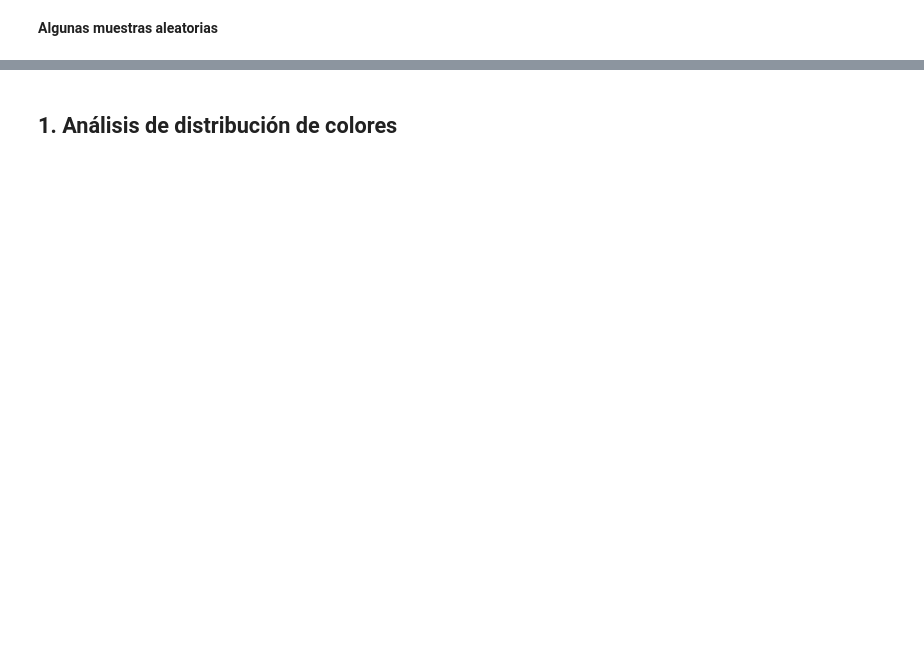
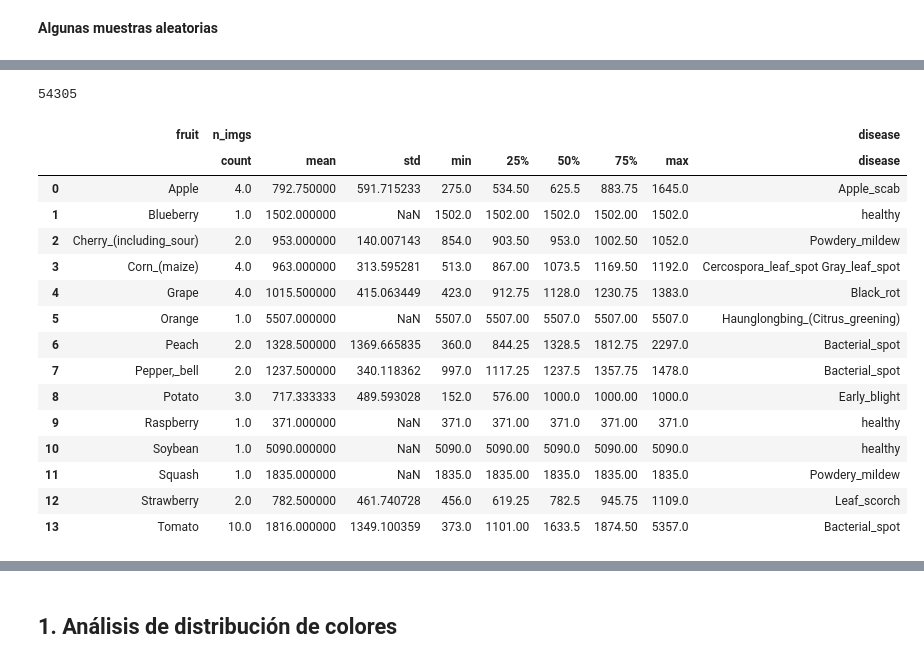
Before and after one commit to gramoscelli/VpC_TP_2025_Co19, a Jupyter notebook: 1.EDA.ipynb, the cells around one changed output, grey strips where cells are left out. Drawn from its saved outputs; the diff is of its cells as text; code cells hidden in the pictures; blank space fills up the shorter version.

```diff
--- a/1.EDA.ipynb
+++ b/1.EDA.ipynb
@@ -135,0 +106,8 @@ Cantidad de enfermedades: 21
+# %%
+IMGS_DIR = local_dir / "color"
+folder_df = pd.DataFrame([
+    {'name': p.name, 'folder': str(p.parent), 'n_imgs': len(list(p.iterdir()))}
+    for p in IMGS_DIR.iterdir()
+]).sort_values('name').reset_index(drop=True)
+
+folder_df
@@ -135,0 +147,4 @@ Cantidad de enfermedades: 21
+# %%
+folder_df[['fruit','disease']] = folder_df['name'].str.split('___', regex=False, expand=True)
+
+folder_df.filter(items=['fruit', 'disease', 'n_imgs'], axis=1)
@@ -135,0 +182,30 @@ Cantidad de enfermedades: 21
+# %%
+# cantidad total de imágenes
+folder_df.n_imgs.sum().item()
+# %% [output]
+54305
+# %%
+# algunas descripciones por fruta
+(
+    folder_df
+    .groupby('fruit')
+    .agg({'n_imgs':'describe','disease':'first'})
+    .reset_index()
+)
+# %% [output]
+|  | fruit | n_imgs |  |  |  |  |  |  |  | disease |
+|  |  | count | mean | std | min | 25% | 50% | 75% | max | disease |
+| 0 | Apple | 4.0 | 792.750000 | 591.715233 | 275.0 | 534.50 | 625.5 | 883.75 | 1645.0 | Apple_scab |
+| 1 | Blueberry | 1.0 | 1502.000000 | NaN | 1502.0 | 1502.00 | 1502.0 | 1502.00 | 1502.0 | healthy |
+| 2 | Cherry_(including_sour) | 2.0 | 953.000000 | 140.007143 | 854.0 | 903.50 | 953.0 | 1002.50 | 1052.0 | Powdery_mildew |
+| 3 | Corn_(maize) | 4.0 | 963.000000 | 313.595281 | 513.0 | 867.00 | 1073.5 | 1169.50 | 1192.0 | Cercospora_leaf_spot Gray_leaf_spot |
+| 4 | Grape | 4.0 | 1015.500000 | 415.063449 | 423.0 | 912.75 | 1128.0 | 1230.75 | 1383.0 | Black_rot |
+| 5 | Orange | 1.0 | 5507.000000 | NaN | 5507.0 | 5507.00 | 5507.0 | 5507.00 | 5507.0 | Haunglongbing_(Citrus_greening) |
+| 6 | Peach | 2.0 | 1328.500000 | 1369.665835 | 360.0 | 844.25 | 1328.5 | 1812.75 | 2297.0 | Bacterial_spot |
+| 7 | Pepper,_bell | 2.0 | 1237.500000 | 340.118362 | 997.0 | 1117.25 | 1237.5 | 1357.75 | 1478.0 | Bacterial_spot |
+| 8 | Potato | 3.0 | 717.333333 | 489.593028 | 152.0 | 576.00 | 1000.0 | 1000.00 | 1000.0 | Early_blight |
+| 9 | Raspberry | 1.0 | 371.000000 | NaN | 371.0 | 371.00 | 371.0 | 371.00 | 371.0 | healthy |
+| 10 | Soybean | 1.0 | 5090.000000 | NaN | 5090.0 | 5090.00 | 5090.0 | 5090.00 | 5090.0 | healthy |
+| 11 | Squash | 1.0 | 1835.000000 | NaN | 1835.0 | 1835.00 | 1835.0 | 1835.00 | 1835.0 | Powdery_mildew |
+| 12 | Strawberry | 2.0 | 782.500000 | 461.740728 | 456.0 | 619.25 | 782.5 | 945.75 | 1109.0 | Leaf_scorch |
+| 13 | Tomato | 10.0 | 1816.000000 | 1349.100359 | 373.0 | 1101.00 | 1633.5 | 1874.50 | 5357.0 | Bacterial_spot |
```
Also changed, not shown: parts of 24 cells of this notebook, 2 other files.
